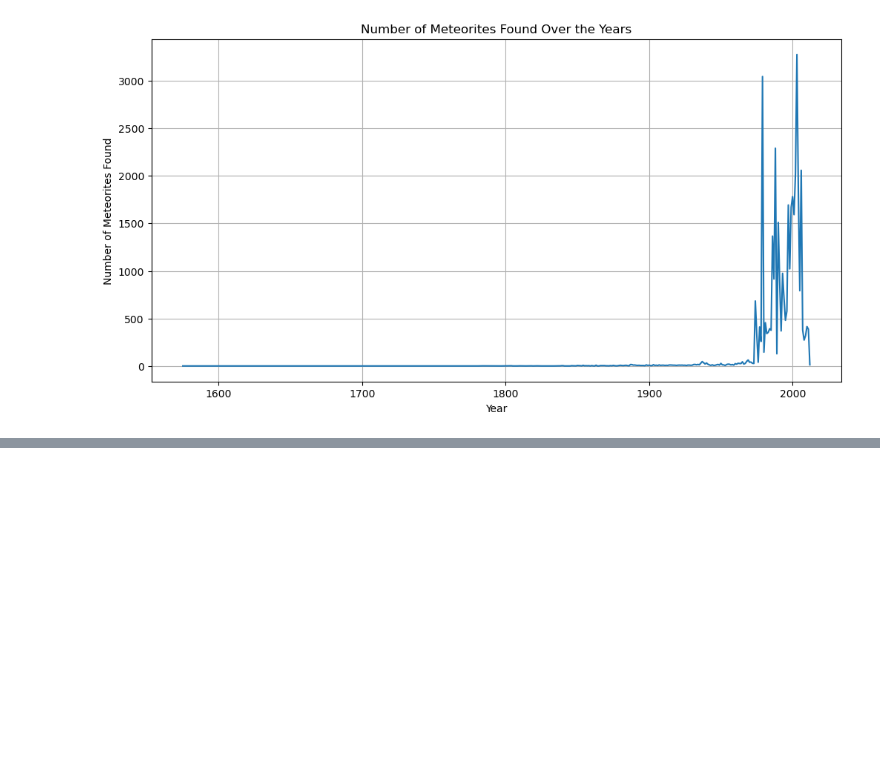
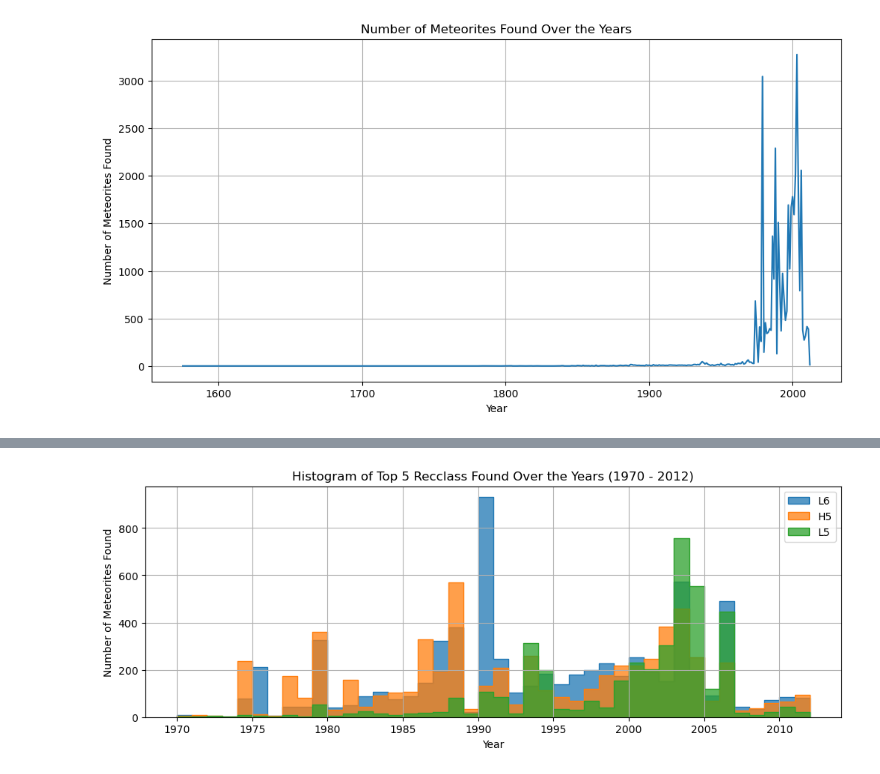
Before and after one commit to Eric-Baldwin/Meteor_Landing_Data, a Jupyter notebook: notebooks/years.ipynb, the cells around one changed output, grey strips where cells are left out. Cells and saved outputs as stored; diff of their text form; code cells hidden in the pictures; blank space fills up the shorter version.

```diff
--- a/notebooks/years.ipynb
+++ b/notebooks/years.ipynb
@@ -33,0 +96,16 @@ plt.show()
+# %%
+plt.figure(figsize=(12, 4))
+for recclass in top_3_recclass:
+    sns.histplot(df_top_3[df_top_3['recclass'] == recclass]['year'], bins=range(1970, int(df['year'].max()) + 1, 1), label=recclass, kde=False, element='step')
+
+# Customize x-axis to show ticks every 5 years
+plt.xticks(range(1970, int(df['year'].max()) + 1, 5))
+
+plt.title('Histogram of Top 5 Recclass Found Over the Years (1970 - 2012)')
+plt.xlabel('Year')
+plt.ylabel('Number of Meteorites Found')
+plt.legend()
+plt.grid(True)
+plt.show()
+# %% [output]
+[figure, added]
```
Also changed, not shown: parts of 3 cells of this notebook, 20 other files.
